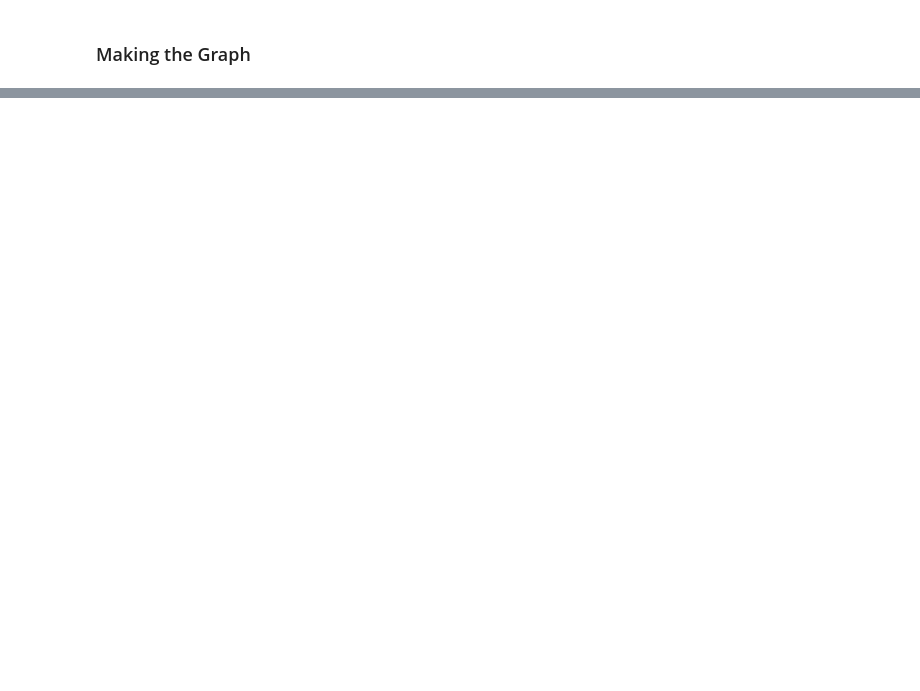
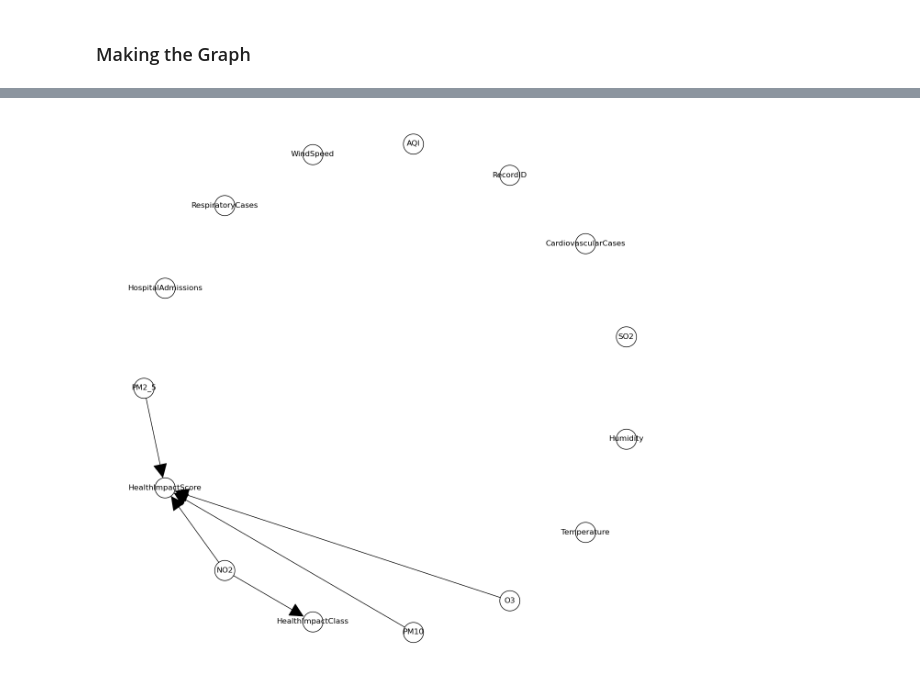
Before and after one commit to jerbeario/CasualPresentation, a Jupyter notebook: LUCAS/LUCAS_sandbox.ipynb, the cells around one changed output, grey strips where cells are left out. Saved outputs shown, nothing was run; the diff lists cells and outputs as text; code cells hidden in the pictures; blank space fills up the shorter version.

```diff
--- a/LUCAS/LUCAS_sandbox.ipynb
+++ b/LUCAS/LUCAS_sandbox.ipynb
@@ -87,0 +184,4 @@ G.
+# %%
+alpha = 0.05
+pc = PC(df)
+pc_graph = pc.estimate(ci_test='pearsonr', return_type='cpdag', significance_level=alpha)
@@ -87,0 +192,8 @@ G.
+# %%
+# Visualize the graph
+plt.figure(figsize=(12,12))
+
+colors = ['red'  if (y,x) in pc_graph.edges() else 'black' for (x,y) in pc_graph.edges()]
+nx.draw_shell(pc_graph, with_labels=True, node_size=1000, font_size=12, arrowsize=50, node_color='w', edgecolors ='black', edge_color=colors)
+# %% [output]
+[figure, added]
```
Also changed, not shown: parts of 25 cells of this notebook, 2 other files.
